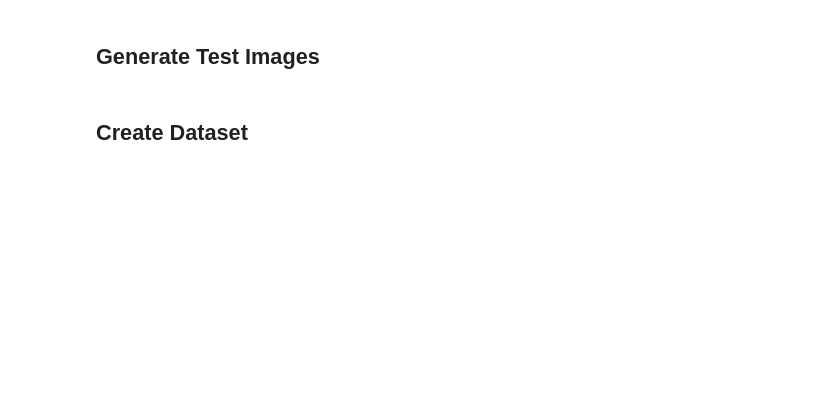
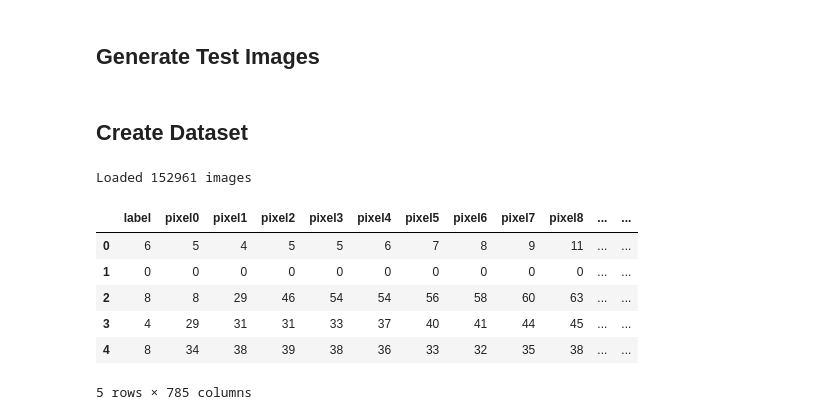
Before and after one commit to timofurrer/hslu-pren-digit-cnn, a Jupyter notebook: notebooks/Image-Data-Augmentation.ipynb, the cells around one changed output. Saved outputs shown, nothing was run; the diff lists cells and outputs as text; code cells hidden in the pictures; blank space fills up the shorter version.

Commit message:
Run Data Augmentation

```diff
--- a/notebooks/Image-Data-Augmentation.ipynb
+++ b/notebooks/Image-Data-Augmentation.ipynb
@@ -87,18 +91,26 @@ image_shape = (28, 28)
 # %%
 data = []
 for i, image_path in enumerate(target_dir.iterdir()):
     image = cv2.imread(str(image_path), 0)
     image = cv2.resize(image, (28, 28))
     label = image_path.stem.split("_")[0]
     row = {"label": label}
     for p, pixel in enumerate(image.ravel()):
         row["pixel{}".format(p)] = pixel
     data.append(row)
     del image
-    if i % 100 == 0:
-        print(f"Loaded image {i}")
 
+print(f"Loaded {len(data)} images")
 df = pd.DataFrame(data, columns=["label"] + ["pixel{}".format(i) for i in range(image_shape[0] * image_shape[1])])
 df.head()
+# %% [output]
+Loaded 152961 images
+|  | label | pixel0 | pixel1 | pixel2 | pixel3 | pixel4 | pixel5 | pixel6 | pixel7 | pixel8 | ... | ... |
+| 0 | 6 | 5 | 4 | 5 | 5 | 6 | 7 | 8 | 9 | 11 | ... | ... |
+| 1 | 0 | 0 | 0 | 0 | 0 | 0 | 0 | 0 | 0 | 0 | ... | ... |
+| 2 | 8 | 8 | 29 | 46 | 54 | 54 | 56 | 58 | 60 | 63 | ... | ... |
+| 3 | 4 | 29 | 31 | 31 | 33 | 37 | 40 | 41 | 44 | 45 | ... | ... |
+| 4 | 8 | 34 | 38 | 39 | 38 | 36 | 33 | 32 | 35 | 38 | ... | ... |
+5 rows × 785 columns
 # %%
 df.to_csv(target_dir / "dataset.csv", chunksize=1024)
```
Also changed, not shown: parts of 2 cells of this notebook.
